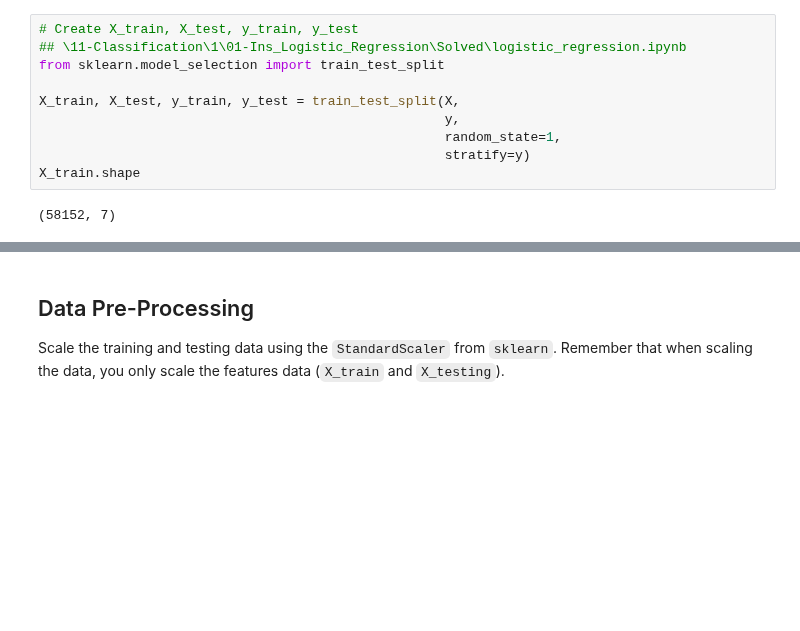
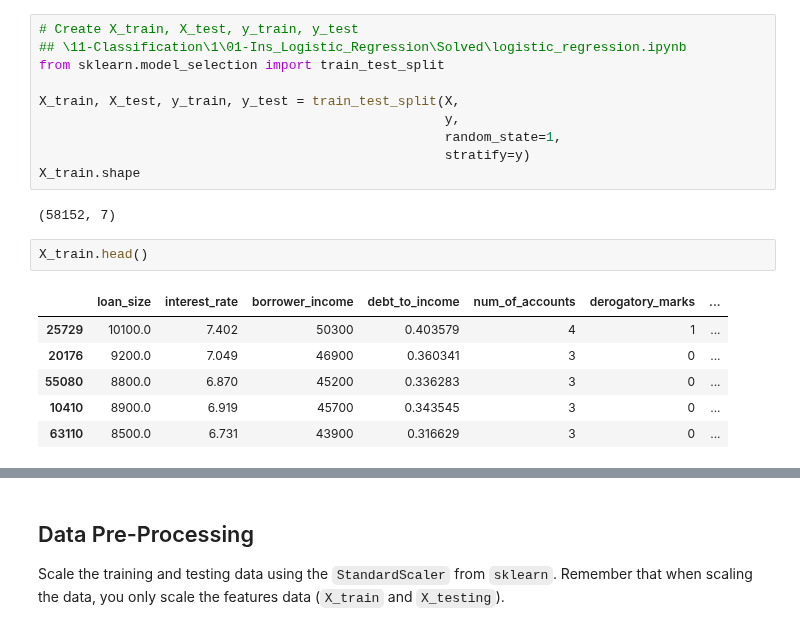
Before and after one commit to salsal3/risky-business, a Jupyter notebook: Starter_Code/credit_risk_resampling.ipynb, the cells around one changed output, grey strips where cells are left out. Saved outputs shown, nothing was run; the diff lists cells and outputs as text; blank space fills up the shorter version.

```diff
--- a/Starter_Code/credit_risk_resampling.ipynb
+++ b/Starter_Code/credit_risk_resampling.ipynb
@@ -98,3 +104,12 @@ X_train, X_test, y_train, y_test = train_test_split(X,
 X_train.shape
 # %% [output]
 (58152, 7)
+# %%
+X_train.head()
+# %% [output]
+|  | loan_size | interest_rate | borrower_income | debt_to_income | num_of_accounts | derogatory_marks | ... |
+| 25729 | 10100.0 | 7.402 | 50300 | 0.403579 | 4 | 1 | ... |
+| 20176 | 9200.0 | 7.049 | 46900 | 0.360341 | 3 | 0 | ... |
+| 55080 | 8800.0 | 6.870 | 45200 | 0.336283 | 3 | 0 | ... |
+| 10410 | 8900.0 | 6.919 | 45700 | 0.343545 | 3 | 0 | ... |
+| 63110 | 8500.0 | 6.731 | 43900 | 0.316629 | 3 | 0 | ... |
```
Also changed, not shown: parts of 8 cells of this notebook, 1 other file.
